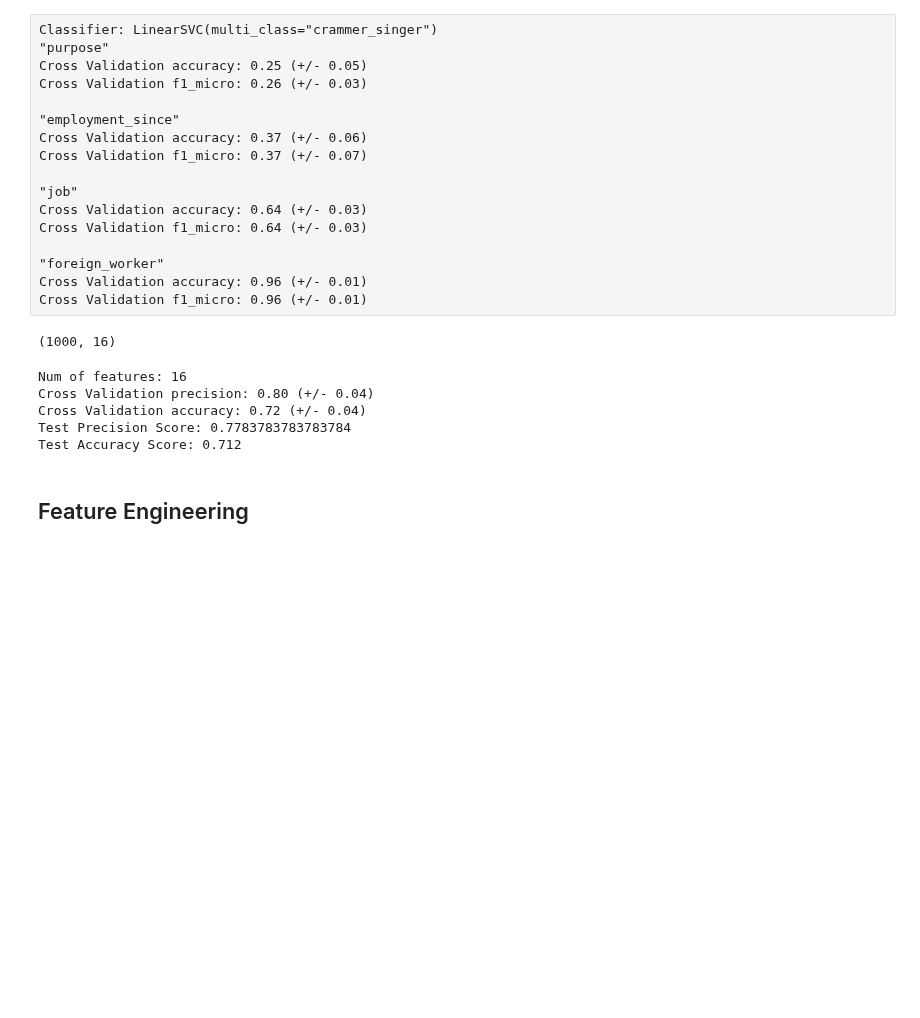
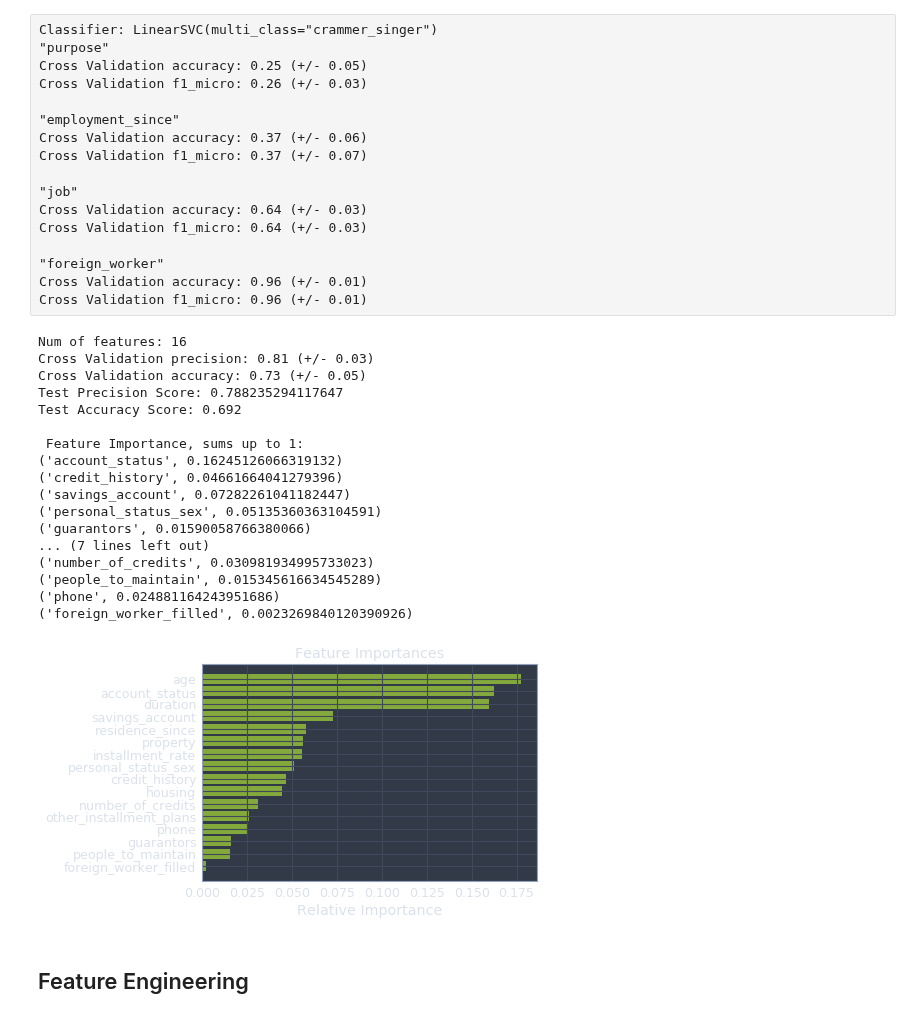
Before and after one commit to alyonavyshnevska/intelligent_data_analysis, a Jupyter notebook: Final_Project/FinalProject.ipynb, the cells around one changed output. Cells and saved outputs as stored; diff of their text form; code cells hidden in the pictures; blank space fills up the shorter version.

Commit message:
add feature emportance fnctionality and graphs

```diff
--- a/Final_Project/FinalProject.ipynb
+++ b/Final_Project/FinalProject.ipynb
@@ -849,26 +857,53 @@ Cross Validation f1_micro: 0.64 (+/- 0.03)
 "foreign_worker"
 Cross Validation accuracy: 0.96 (+/- 0.01)
 Cross Validation f1_micro: 0.96 (+/- 0.01)
-# %%
-label.shape
-pd.concat([df_X_enc, col_foreign_w], axis=1).shape
-# %% [output]
-(1000, 16)
-# %%
-# Add foreign Worker feature to classification
-X_train_foreign, X_test_foreign, y_train_foreign, y_test_foreign = train_test_split(
-    (pd.concat([df_X_enc, col_foreign_w], axis=1)), label, test_size = 0.25, random_state=4)
-print(f"Num of features: {X_train_foreign.shape[1]}")
-
-clf = RandomForestClassifier(n_estimators=10)
-
-classify(clf, X_train_foreign, y_train_foreign, X_test_foreign, y_test_foreign)
-# %% [output]
-Num of features: 16
-Cross Validation precision: 0.80 (+/- 0.04)
-Cross Validation accuracy: 0.72 (+/- 0.04)
-Test Precision Score: 0.7783783783783784
-Test Accuracy Score: 0.712
+# %%
+def classify_with_new_cols(df_X_enc, filled_cols, max_features=10):
+    X_train, X_test, y_train, y_test = train_test_split(
+    (pd.concat([df_X_enc, filled_cols], axis=1)), label, test_size = 0.25, random_state=4)
+    print(f"Num of features: {X_train.shape[1]}")
+
+    clf = RandomForestClassifier(n_estimators=10, max_features=max_features)
+
+    trained_clf = classify(clf, X_train, y_train, X_test, y_test)
+
+    # Print the name and gini importance of each feature
+    importances = trained_clf.feature_importances_
+    print(f'\n Feature Importance, sums up to 1:')
+    for feature in zip(X_train.columns, importances):
+        print(feature)
+
+    # Visualise Feature Importance:
+    indices = np.argsort(trained_clf.feature_importances_)
+    plt.title('Feature Importances')
+    plt.barh(range(len(indices)), importances[indices], color='g', align='center')
+    plt.yticks(range(len(indices)), [X_train.columns[i] for i in indices])
+    plt.xlabel('Relative Importance')
+    plt.show()
+
+    return
+# %%
+# Add foreign Worker feature to classification
+classify_with_new_cols(df_X_enc, filled_cols, max_features=16)
+# %% [output]
+Num of features: 16
+Cross Validation precision: 0.81 (+/- 0.03)
+Cross Validation accuracy: 0.73 (+/- 0.05)
+Test Precision Score: 0.788235294117647
+Test Accuracy Score: 0.692
+
+ Feature Importance, sums up to 1:
+('account_status', 0.16245126066319132)
+('credit_history', 0.04661664041279396)
+('savings_account', 0.07282261041182447)
+('personal_status_sex', 0.05135360363104591)
+('guarantors', 0.01590058766380066)
+... (7 lines left out)
+('number_of_credits', 0.030981934995733023)
+('people_to_maintain', 0.015345616634545289)
+('phone', 0.024881164243951686)
+('foreign_worker_filled', 0.0023269840120390926)
+[figure, added]
 # %% [markdown]
 ## Feature Engineering
 # %% [raw]
```
Also changed, not shown: parts of 16 cells of this notebook.
